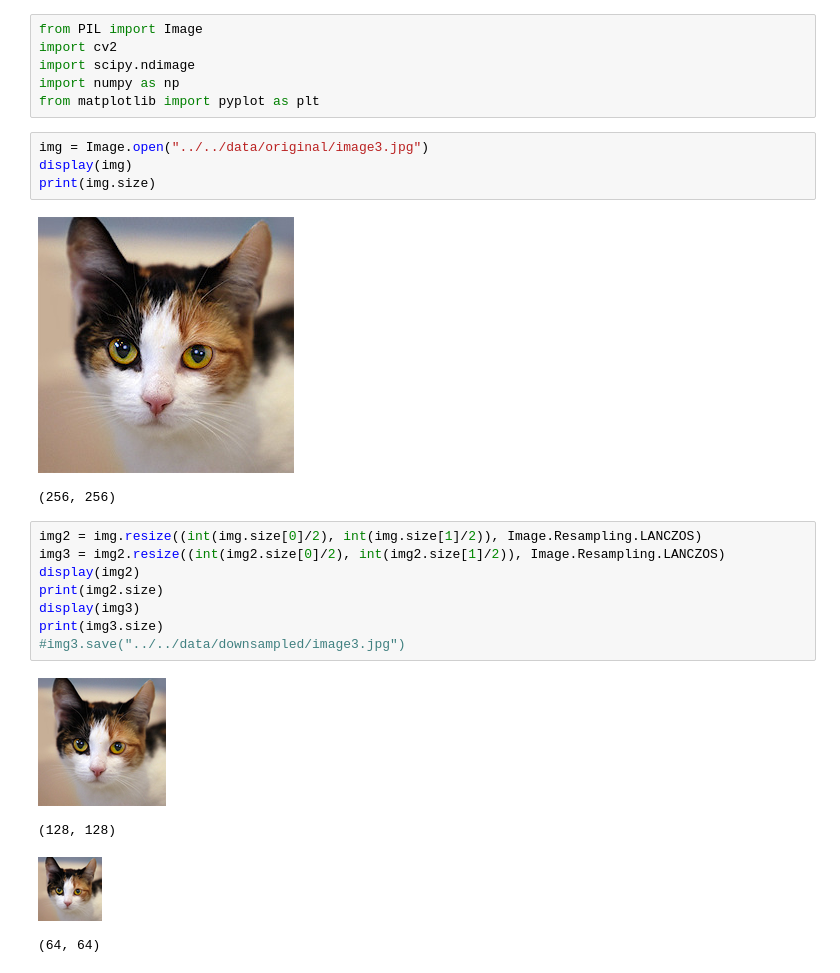
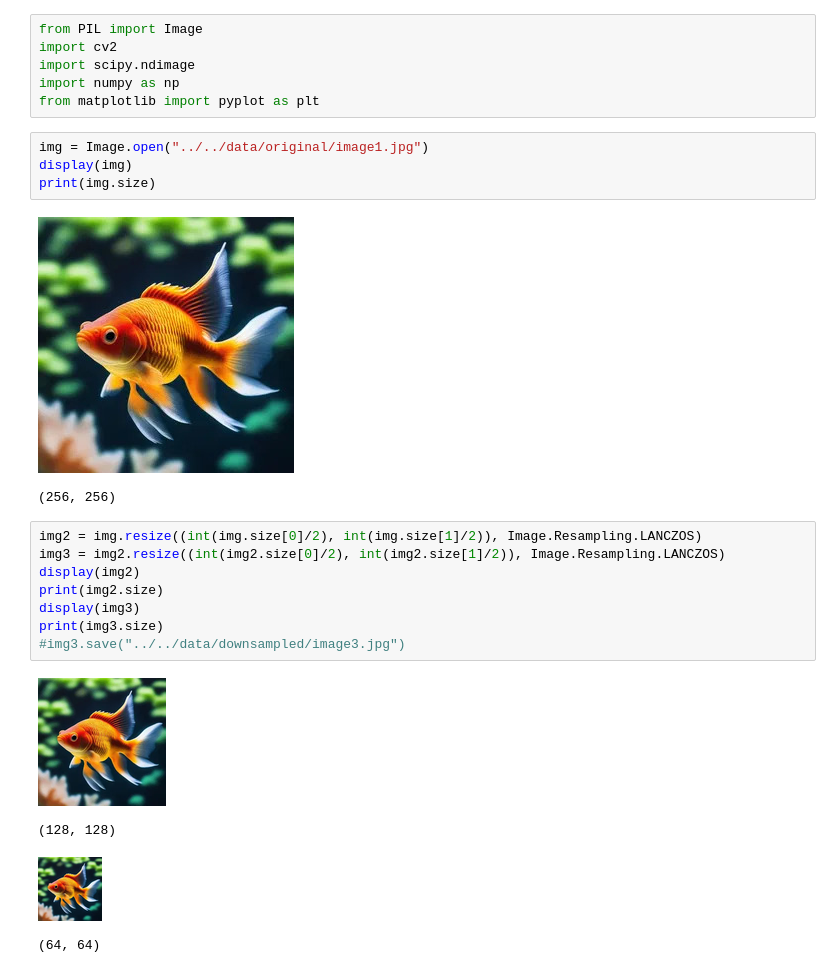
Before and after one commit to Ryankwon03/Reordered-Noise-Processing-in-Super-Resolution, a Jupyter notebook: src/notebooks/downsample.ipynb, the cells around one changed output. Drawn from its saved outputs; the diff is of its cells as text.

```diff
--- a/src/notebooks/downsample.ipynb
+++ b/src/notebooks/downsample.ipynb
@@ -5,11 +5,11 @@ import scipy.ndimage
 import numpy as np
 from matplotlib import pyplot as plt
 # %%
-img = Image.open("../../data/original/image3.jpg")
+img = Image.open("../../data/original/image1.jpg")
 display(img)
 print(img.size)
 # %% [output]
-[figure, old version]
+[figure, new version]
 (256, 256)
 # %%
 img2 = img.resize((int(img.size[0]/2), int(img.size[1]/2)), Image.Resampling.LANCZOS)
@@ -20,9 +20,9 @@ display(img3)
 print(img3.size)
 #img3.save("../../data/downsampled/image3.jpg")
 # %% [output]
-[figure, old version]
+[figure, new version]
 (128, 128)
-[figure, old version]
+[figure, new version]
 (64, 64)
 # %%
 #upsample back to original
```
Also changed, not shown: parts of 2 cells of this notebook, 8 other files.
